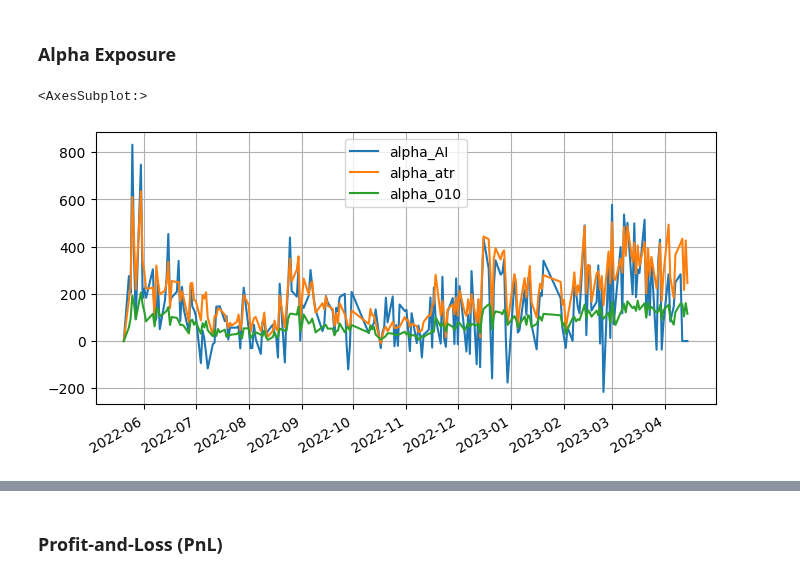
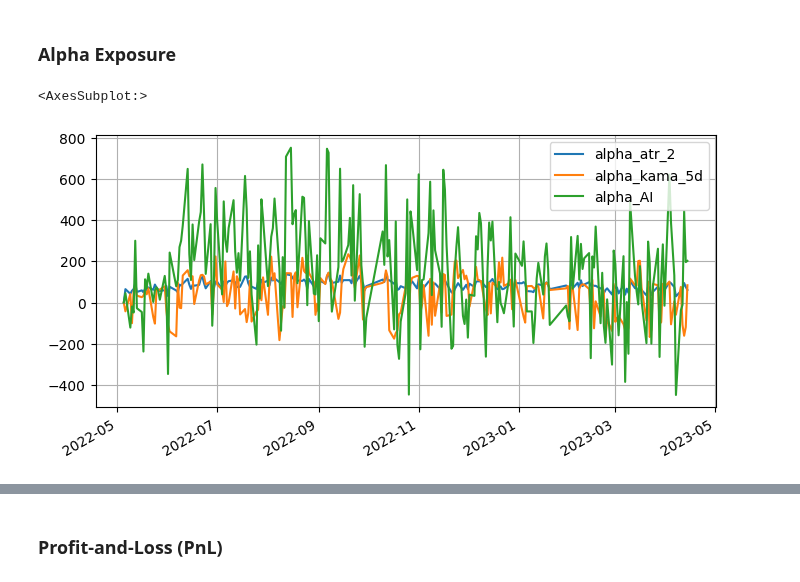
Before and after one commit to JiaRuiming-1/AI-Trading, a Jupyter notebook: P7_Backtesting/Backtest_Real.ipynb, the cells around one changed output, grey strips where cells are left out. Cells and saved outputs as stored; diff of their text form; code cells hidden in the pictures.

```diff
--- a/P7_Backtesting/Backtest_Real.ipynb
+++ b/P7_Backtesting/Backtest_Real.ipynb
@@ -261,5 +255,5 @@ return date 20220520
 # %%
 # check estimate risk at spicified time
-h=np.array([1]*107)
+h=np.array([1]*60)
 (np.dot(h, variance_i).dot(h.T))** 0.5
 # %% [output]
@@ -267,5 +261,5 @@ h=np.array([1]*107)
 # %%
-start_time = 20220520
+start_time = 20220501
 variance_all = {}
 residual_df = pd.DataFrame()
 
@@ -291,9 +285,10 @@ pca window_len is 11
 # %% [markdown]
 ### Combine Factors
 # %%
+#'alpha_atr_2', 'alpha_kama_5d', 'alpha_AI'
 all_factors['date'] = pd.to_datetime(all_factors['trade_date'], format='%Y%m%d')
 alpha_df = all_factors.drop(columns=['returns_2']).set_index(['date', 'ts_code'])
-alpha_df['alpha_all'] = 0.5 * alpha_df['alpha_AI'] + 0.4*alpha_df['alpha_atr'] + 0.1*alpha_df['alpha_010']
+alpha_df['alpha_all'] = 0.05 * alpha_df['alpha_atr_2'] + 0.05*alpha_df['alpha_kama_5d'] + 0.9*alpha_df['alpha_AI']
 alpha_df = alpha_df.sort_values(by=['date'])
 print(max(alpha_df['alpha_all']), min(alpha_df['alpha_all']))
 # %% [output]
@@ -305,21 +300,21 @@ print(max(alpha_df['alpha_all']), min(alpha_df['alpha_all']))
 - aversion expressed a risk rescale weights
 # %%
 # the lambda expressed a transaction costs weights
-def get_obj_func(h0, variance, alpha, Lambda=5e-3, aversion=.4):
+def get_obj_func(h0, variance, alpha, Lambda=5e-3, aversion=0.6):
     def obj_func(h):
         #f = 0.5 * aversion * np.dot(h, variance).dot(h.T) - aversion * np.matmul(h, alpha) + np.dot((h-h0)**2, Lambda)
         f =  - np.matmul(h, alpha) \
-             + aversion * (np.dot(h, variance).dot(h.T))**0.05 / 10 \
-             + Lambda * abs((h-h0)).sum()
+             + aversion * (np.dot(h, variance).dot(h.T)) / 19 \
+             #+ Lambda * abs((h-h0)).sum()
         return f
     return obj_func
 
-def get_grad_func(h0, variance, alpha, Lambda=5e-3, aversion=.4):
+def get_grad_func(h0, variance, alpha, Lambda=5e-3, aversion=0.6):
     def grad_func(h):
         #f_hat =  aversion * np.dot(variance, h) - aversion * alpha + 2 * Lambda * (h-h0)
         f_hat =  - alpha  \
-                + aversion * np.dot(variance, h) / 10 \
-                + Lambda
+                + aversion * np.dot(variance, h) / 19 \
+                #+ Lambda
         return f_hat
     return grad_func
 
@@ -435,37 +430,37 @@ def colnames(B):
     if type(B) == patsy.design_info.DesignMatrix:
         return B.design_info.column_names
     if type(B) == pandas.core.frame.DataFrame:
         return B.columns.tolist()
     return None
 
 def get_B_alpha(universe):
     alpha_factors = factors_from_names(list(universe),'alpha_')
     formula = get_formula(alpha_factors, "returns_2")
     outcome, B_alpha = patsy.dmatrices(formula, universe)
     return B_alpha
 
 alpha_df_ = alpha_df.merge(all_factors[['trade_date','ts_code','returns_2']], on=['trade_date','ts_code'], how='left')
 calendar = alpha_df.trade_date.unique()
 alpha_exposure_df = pd.DataFrame()
 alpha_exposures = {}
 for ii, dt in enumerate(calendar):
-    alpha_df_i = alpha_df_.loc[alpha_df_.trade_date==dt][['trade_date','ts_code','alpha_AI', 'alpha_atr', 'alpha_010', 'returns_2']]
+    alpha_df_i = alpha_df_.loc[alpha_df_.trade_date==dt][['trade_date','ts_code','alpha_atr_2', 'alpha_kama_5d', 'alpha_AI', 'returns_2']]
     h_opt_i = h_privious_list[ii]
     B_alpha = get_B_alpha(alpha_df_i)
 
     # alpha_df['alpha_all'] = 0.7 * alpha_df['alpha_AI'] + 0.3*alpha_df['alpha_149'] + 0.1*alpha_df['alpha_010']
-    B_alpha = B_alpha * [[0.6, 0.3, 0.1]] #* len(alpha_df_.ts_code.unique())
+    B_alpha = B_alpha * [[0.1, 0.1, 0.8]] #* len(alpha_df_.ts_code.unique())
     #alpha_exposure = pd.Series(np.matmul(B_alpha.transpose(), h_opt_i), index=colnames(B_alpha))
-    alpha_exposure = pd.Series(np.matmul(B_alpha.transpose(), h_opt_i), index=['alpha_AI', 'alpha_atr', 'alpha_010'])
+    alpha_exposure = pd.Series(np.matmul(B_alpha.transpose(), h_opt_i), index=['alpha_atr_2', 'alpha_kama_5d', 'alpha_AI'])
     alpha_exposures[dt] = alpha_exposure
     alpha_exposure_df = pd.concat([alpha_exposure_df,alpha_exposure], axis=1)
 
 alpha_exposure_df = alpha_exposure_df.T.reset_index(drop=True)
 alpha_exposure_df.set_index(pd.to_datetime(calendar, format='%Y%m%d'), inplace=True)
 alpha_exposure_df.plot(grid=True)
 # %% [output]
 <AxesSubplot:>
-[figure, old version]
+[figure, new version]
 # %%
 transaction_costs = []
 Lambda = 1e-3
```
Also changed, not shown: parts of 17 cells of this notebook.
